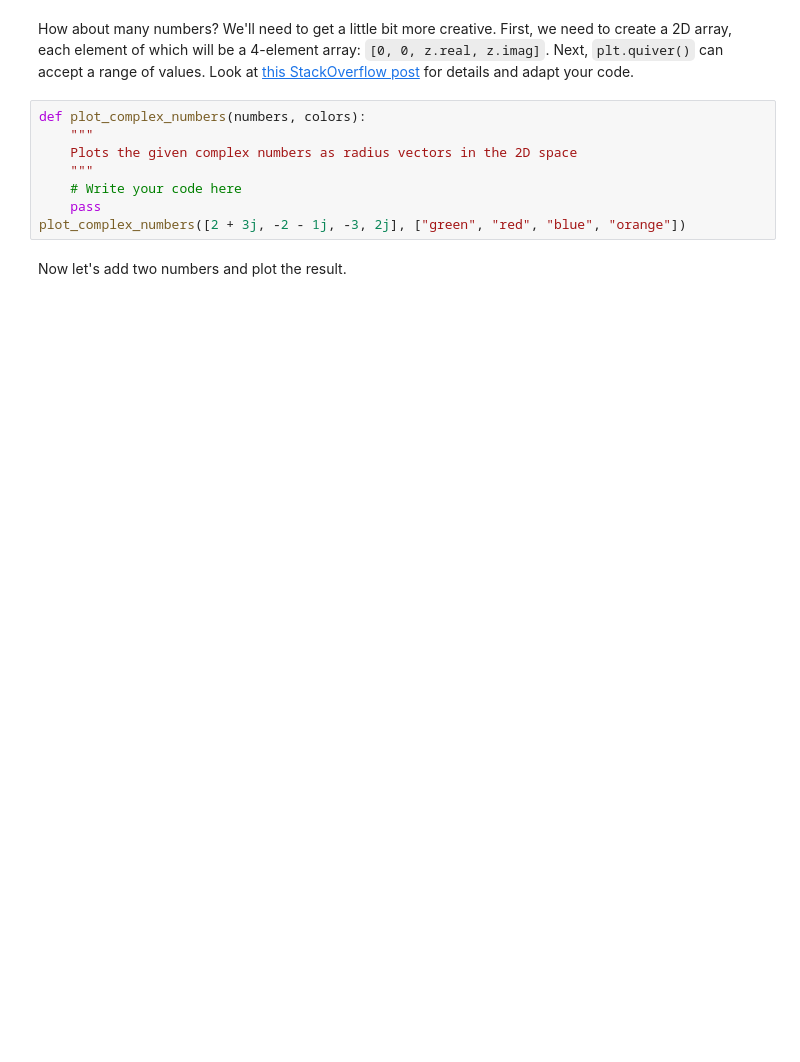
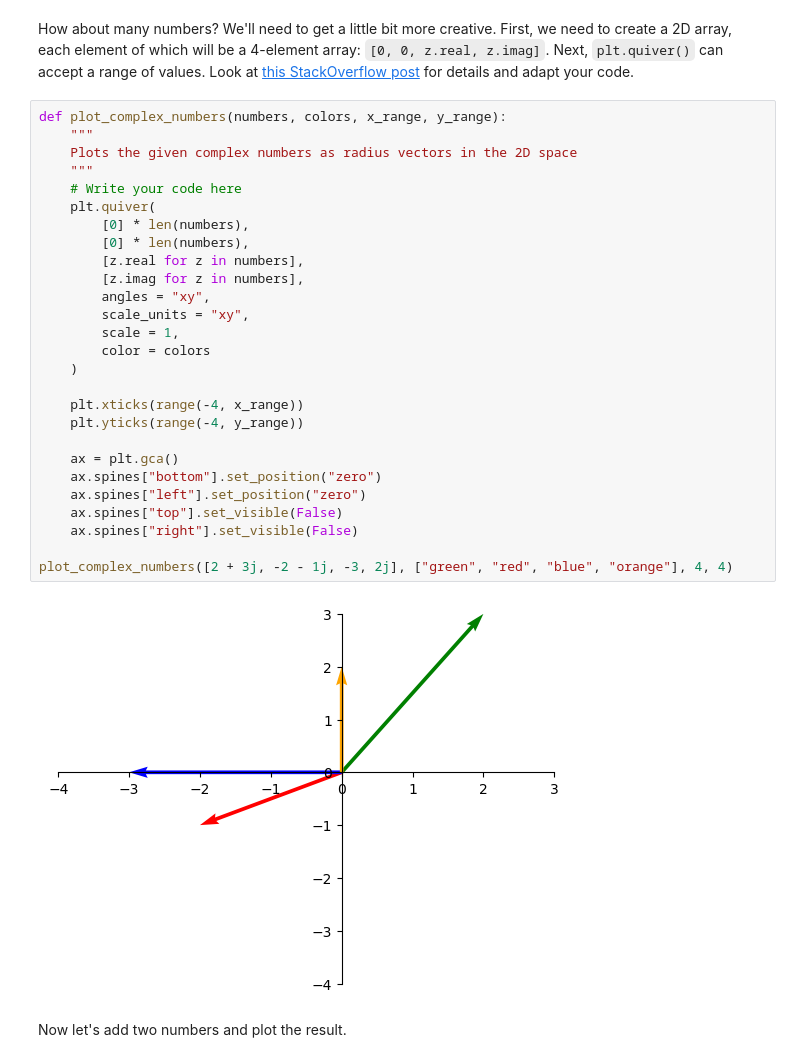
Before and after one commit to petiatodorova/Math-Concepts-For-Developers-June2024, a Jupyter notebook: 06.Basic-Algebra-Exercise/Basic Algebra Exercise.ipynb, the cells around one changed output. Cells and saved outputs as stored; diff of their text form; blank space fills up the shorter version.

```diff
--- a/06.Basic-Algebra-Exercise/Basic Algebra Exercise.ipynb
+++ b/06.Basic-Algebra-Exercise/Basic Algebra Exercise.ipynb
@@ -244,13 +253,34 @@ NameError: name 'plt' is not defined
 # %% [markdown]
 How about many numbers? We'll need to get a little bit more creative. First, we need to create a 2D array, each element of which will be a 4-element array: `[0, 0, z.real, z.imag]`. Next, `plt.quiver()` can accept a range of values. Look at [this StackOverflow post](https://stackoverflow.com/questions/12265234/how-to-plot-2d-math-vectors-with-matplotlib) for details and adapt your code.
 # %%
-def plot_complex_numbers(numbers, colors):
+def plot_complex_numbers(numbers, colors, x_range, y_range):
     """
     Plots the given complex numbers as radius vectors in the 2D space
     """
     # Write your code here
-    pass
-plot_complex_numbers([2 + 3j, -2 - 1j, -3, 2j], ["green", "red", "blue", "orange"])
+    plt.quiver(
+        [0] * len(numbers),
+        [0] * len(numbers),
+        [z.real for z in numbers],
+        [z.imag for z in numbers],
+        angles = "xy",
+        scale_units = "xy",
+        scale = 1,
+        color = colors
+    )
+
+    plt.xticks(range(-4, x_range))
+    plt.yticks(range(-4, y_range))
+
+    ax = plt.gca()
+    ax.spines["bottom"].set_position("zero")
+    ax.spines["left"].set_position("zero")
+    ax.spines["top"].set_visible(False)
+    ax.spines["right"].set_visible(False)
+
+plot_complex_numbers([2 + 3j, -2 - 1j, -3, 2j], ["green", "red", "blue", "orange"], 4, 4)
+# %% [output]
+[figure, added]
 # %% [markdown]
 Now let's add two numbers and plot the result.
 # %%
```
Also changed, not shown: parts of 6 cells of this notebook.
